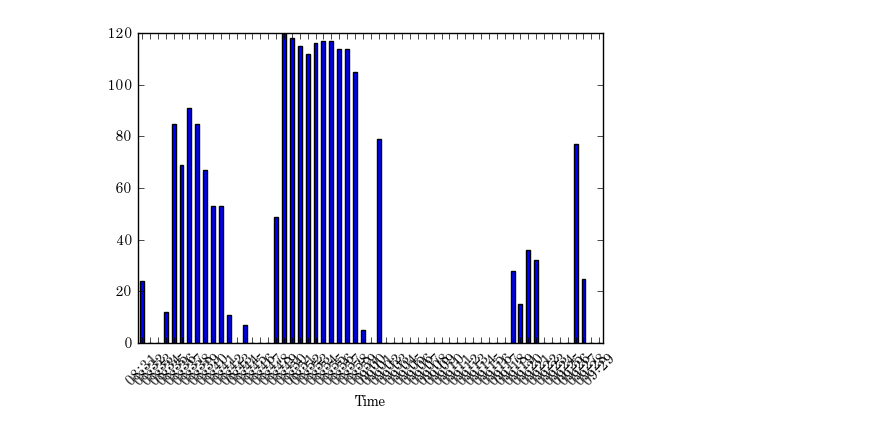
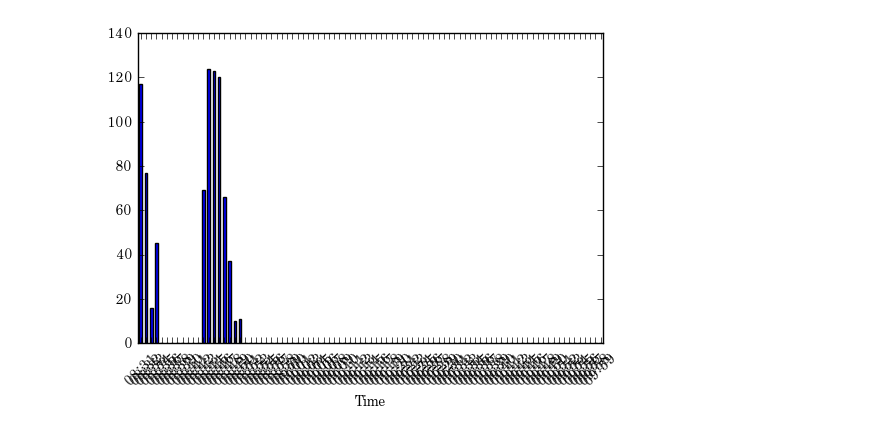
Before and after one commit to yoonjaecho/Spring_2017_DataScience, a Jupyter notebook: Week5/get_9am_class_student.ipynb, the cells around one changed output. Cells and saved outputs as stored; diff of their text form; code cells hidden in the pictures.

```diff
--- a/Week5/get_9am_class_student.ipynb
+++ b/Week5/get_9am_class_student.ipynb
@@ -18,7 +18,7 @@ def readFile(filename):
 # %%
 dates = pd.Series(pd.date_range('2016-04-01', '2016-05-20')).apply(lambda x: x.strftime('%Y%m%d'))
 # %%
-path = './sokulee/A026/A026_20160407_steps.json'
+path = './sokulee/A08/A08_20160512_steps.json'
 
 step_data = readFile(path)
 
@@ -29,8 +29,6 @@ for time in range(511,540): # 08:31 - 09:00
 
 step_per_min = []
 if going_school > 5:
-    for time in range(511,570):
+    for time in range(511,600): # 08:31 - 10:00
         step_per_min.append((step_data["activities-steps-intraday"]["dataset"][time]["time"][:5],
                             step_data["activities-steps-intraday"]["dataset"][time]["value"]))
-
-step_per_min[:10]
@@ -48,11 +35,11 @@ step_per_min[:10]
 # %%
 df = pd.DataFrame(step_per_min)
 df.columns = ['Time', 'Steps']
 df.plot(kind='bar', x = "Time", rot=45, legend=False);
 plt.rc('font', family='AppleMyungjo')
-take_class_9_am_count = 0plt.show()
+take_class_9_am_count = plt.show()
 # %% [output]
-[figure, old version]
+[figure, new version]
 # %%
 def did_take_class(current_path):
     if os.path.exists(current_path): # Day steps
```
Also changed, not shown: parts of 7 cells of this notebook.
